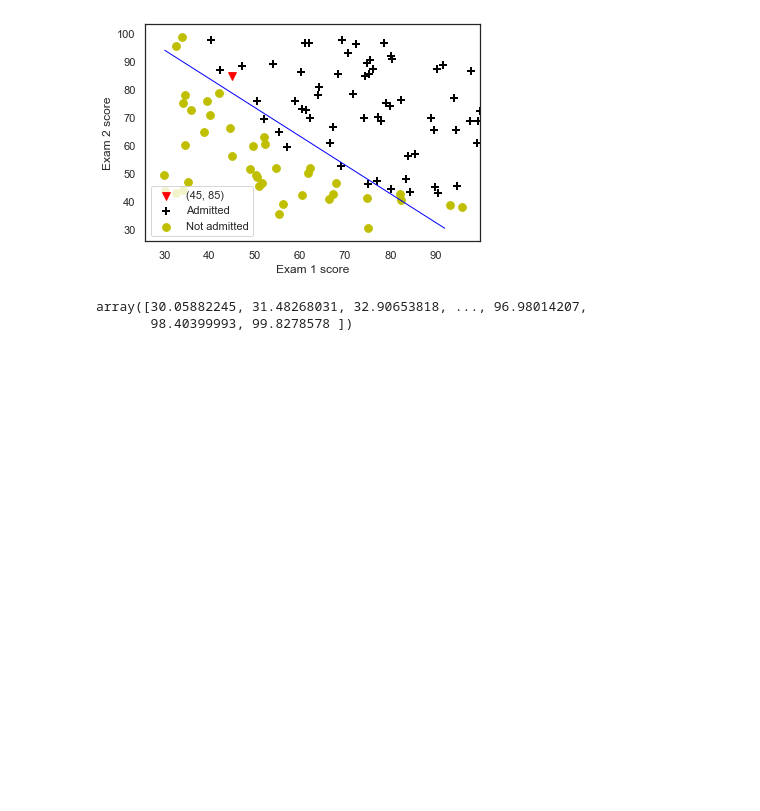
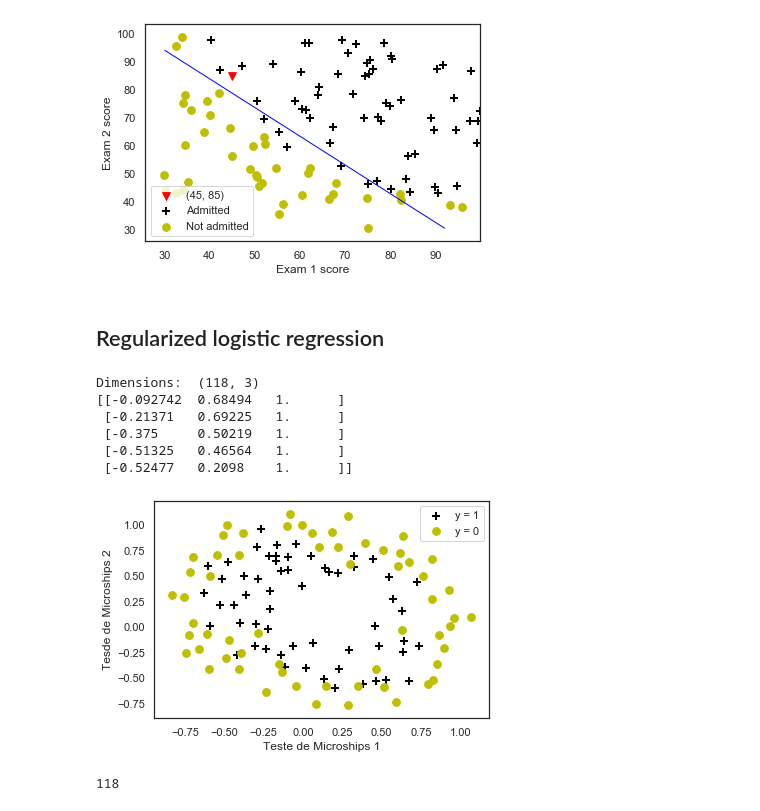
Before and after one commit to dougbatista/data-science, a Jupyter notebook: notebooks/machine-learning-coursera/Logistic regression - week 2.ipynb, the cells around one changed output. Saved outputs shown, nothing was run; the diff lists cells and outputs as text; code cells hidden in the pictures; blank space fills up the shorter version.

```diff
--- a/notebooks/machine-learning-coursera/Logistic regression - week 2.ipynb
+++ b/notebooks/machine-learning-coursera/Logistic regression - week 2.ipynb
@@ -10,7 +10,7 @@ import seaborn as sns
 sns.set_context('notebook')
 sns.set_style('white')
 # %%
-def loaddata(file, delimeter):
+def loadData(file, delimeter):
     data = np.loadtxt(file, delimiter=delimeter)
     print('Dimensions: ',data.shape)
     print(data[1:6,:])
@@ -220,8 +212,14 @@ plt.contour(xx1, xx2, h, [0.5], linewidths=1, colors='b')
 # %% [output]
 <matplotlib.contour.QuadContourSet at 0x...>
 [figure]
-# %%
-xx1.ravel()
-# %% [output]
-array([30.05882245, 31.48268031, 32.90653818, ..., 96.98014207,
-       98.40399993, 99.8278578 ])
+# %% [markdown]
+## Regularized logistic regression
+# %%
+data2 = loadData('../../datasets/machine-learning-coursera/ex2data2.txt', ',')
+# %% [output]
+Dimensions:  (118, 3)
+[[-0.092742  0.68494   1.      ]
+ [-0.21371   0.69225   1.      ]
+ [-0.375     0.50219   1.      ]
+ [-0.51325   0.46564   1.      ]
+ [-0.52477   0.2098    1.      ]]
@@ -227,0 +229,10 @@ array([30.05882245, 31.48268031, 32.90653818, ..., 96.98014207,
+# %%
+plotData(data2, 'Teste de Microships 1', 'Tesde de Microships 2', 'y = 1', 'y = 0')
+# %% [output]
+[figure, added]
+# %%
+poly = PolynomialFeatures(6)
+XX = poly.fit_transform(data2[:,0:2])
+XX.shape[0]
+# %% [output]
+118
```
Also changed, not shown: parts of 15 cells of this notebook, 4 other files.
